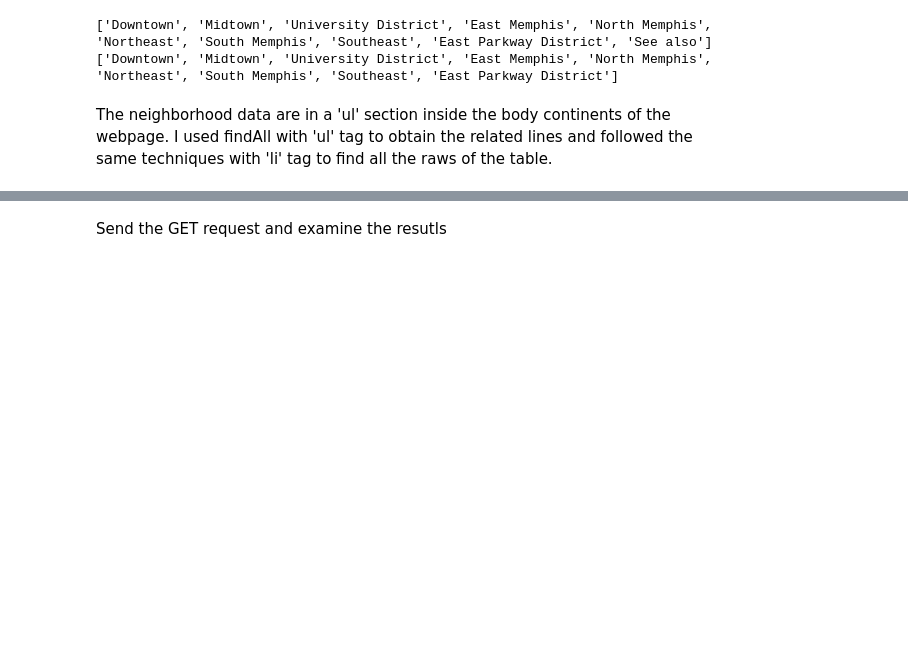
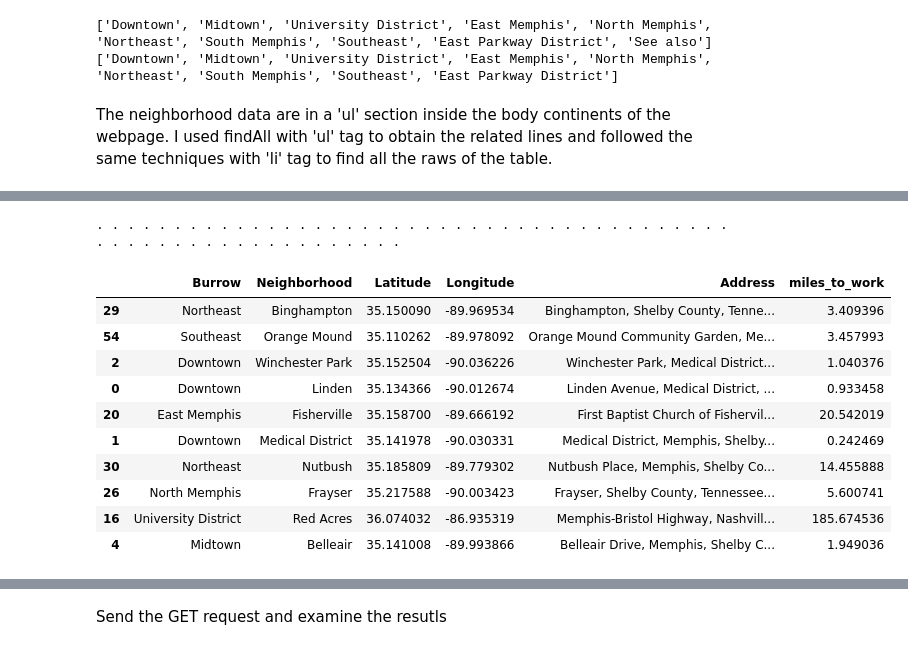
Before and after one commit to sumedhekaru/Analyzing-Neighborhoods, a Jupyter notebook: Battle_of_Neighborhood.ipynb, the cells around one changed output, grey strips where cells are left out. Cells and saved outputs as stored; diff of their text form; code cells hidden in the pictures; blank space fills up the shorter version.

```diff
--- a/Battle_of_Neighborhood.ipynb
+++ b/Battle_of_Neighborhood.ipynb
@@ -230,2 +242,18 @@ df['miles_to_work'] = distance_to_work
+# %%
+memphis_df = find_lat_lon_dist(memphis_df,'Memphis', 'TN', 35.1389308, -90.0281922)
+memphis_df.sample(n = 10)
+# %% [output]
+. . . . . . . . . . . . . . . . . . . . . . . . . . . . . . . . . . . . . . . . . . . . . . . . . . . . . . . . . . . . .
+|  | Burrow | Neighborhood | Latitude | Longitude | Address | miles_to_work |
+| 29 | Northeast | Binghampton | 35.150090 | -89.969534 | Binghampton, Shelby County, Tenne... | 3.409396 |
+| 54 | Southeast | Orange Mound | 35.110262 | -89.978092 | Orange Mound Community Garden, Me... | 3.457993 |
+| 2 | Downtown | Winchester Park | 35.152504 | -90.036226 | Winchester Park, Medical District... | 1.040376 |
+| 0 | Downtown | Linden | 35.134366 | -90.012674 | Linden Avenue, Medical District, ... | 0.933458 |
+| 20 | East Memphis | Fisherville | 35.158700 | -89.666192 | First Baptist Church of Fishervil... | 20.542019 |
+| 1 | Downtown | Medical District | 35.141978 | -90.030331 | Medical District, Memphis, Shelby... | 0.242469 |
+| 30 | Northeast | Nutbush | 35.185809 | -89.779302 | Nutbush Place, Memphis, Shelby Co... | 14.455888 |
+| 26 | North Memphis | Frayser | 35.217588 | -90.003423 | Frayser, Shelby County, Tennessee... | 5.600741 |
+| 16 | University District | Red Acres | 36.074032 | -86.935319 | Memphis-Bristol Highway, Nashvill... | 185.674536 |
+| 4 | Midtown | Belleair | 35.141008 | -89.993866 | Belleair Drive, Memphis, Shelby C... | 1.949036 |
 # %%
 # let's drop neighborhoods with incomplete info
```
Also changed, not shown: parts of 9 cells of this notebook.
